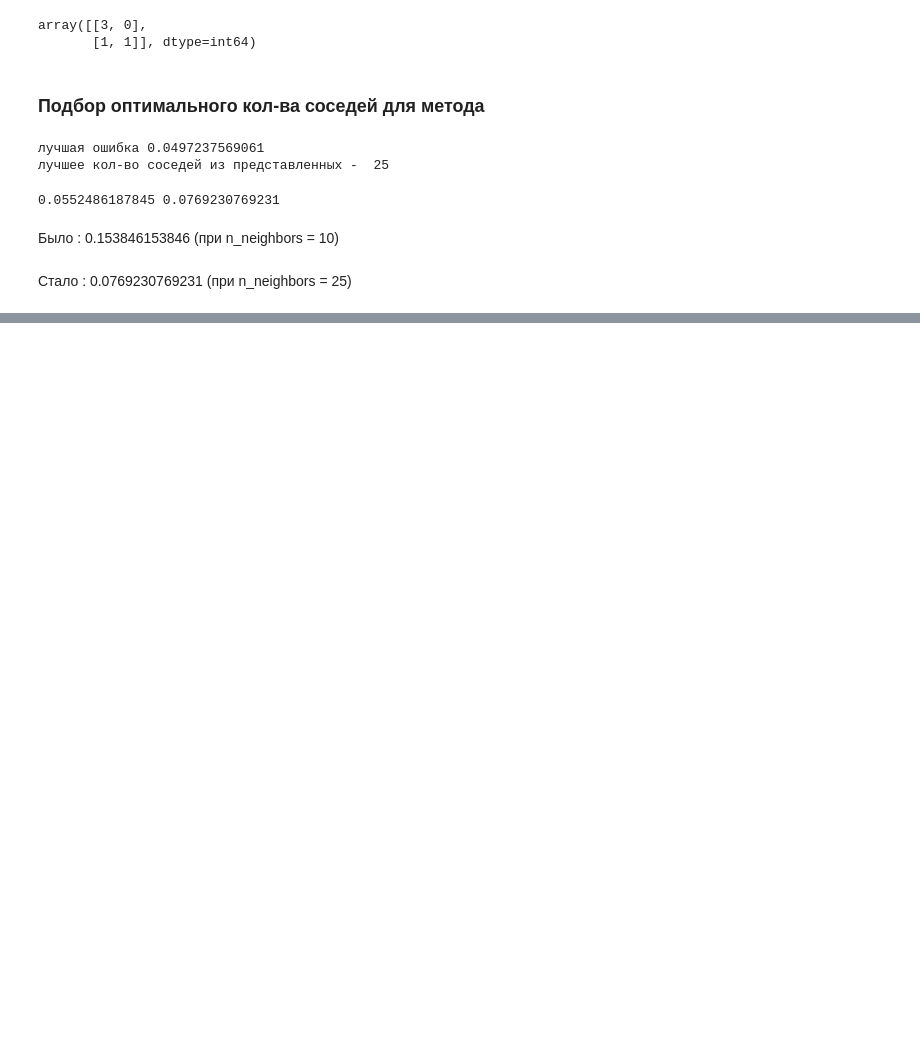
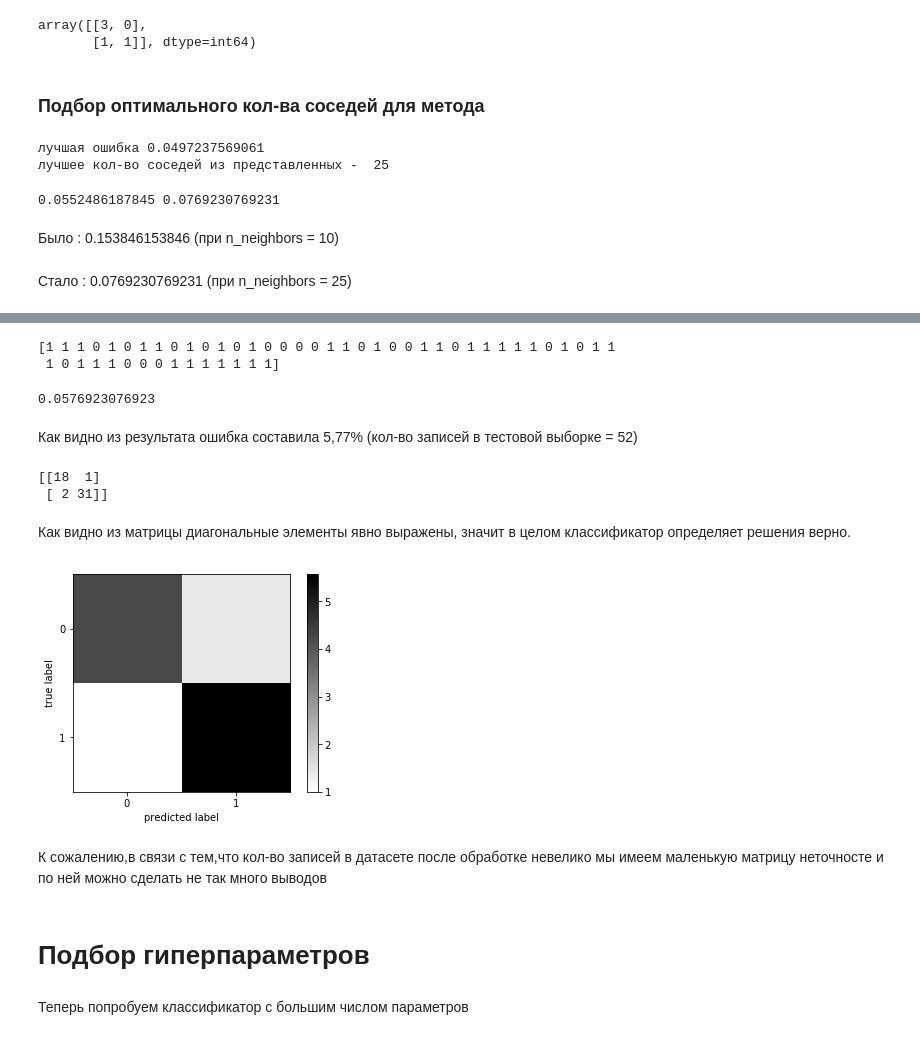
Before and after one commit to AndrewSmrnv/MachineLearing, a Jupyter notebook: NBA.ipynb, the cells around one changed output, grey strips where cells are left out. Saved outputs shown, nothing was run; the diff lists cells and outputs as text; code cells hidden in the pictures; blank space fills up the shorter version.

```diff
--- a/NBA.ipynb
+++ b/NBA.ipynb
@@ -576,0 +579,16 @@ print(err_train, err_test)
+# %%
+#  Разделим входные данные на обучающую и тестовую выборки
+from sklearn.model_selection import train_test_split
+x_train, x_test, y_train, y_test = train_test_split(X, y, test_size=0.2)
+# %%
+# Создадим классификатор с одним скрытым слоем размерностью 10 и активационной функцией logistic
+from sklearn.neural_network import MLPClassifier
+
+perc = MLPClassifier(hidden_layer_sizes=(10,))
+perc.activation='logistic'
+perc.max_iter=10000000
+# %%
+#  Обучим классификатор, получены значения y_pred для проверки на тестовой выборке
+perc=perc.fit(x_train, y_train)
+# %%
+y_pred = perc.predict(x_test)
@@ -576,0 +620,42 @@ print(err_train, err_test)
+# %%
+print(y_pred)
+y_matched = []
+y_matched.append(y_pred==y_test)
+# %% [output]
+[1 1 1 0 1 0 1 1 0 1 0 1 0 1 0 0 0 0 1 1 0 1 0 0 1 1 0 1 1 1 1 1 0 1 0 1 1
+ 1 0 1 1 1 0 0 0 1 1 1 1 1 1 1]
+# %%
+print(1 - perc.score(x_test, y_test))
+# %% [output]
+0.0576923076923
+# %% [markdown]
+Как видно из результата ошибка составила 5,77% (кол-во записей в тестовой выборке = 52)
+# %%
+# Выведем марицу неточностей(confusion matrix)
+from sklearn.metrics import confusion_matrix
+print(confusion_matrix(y_pred, y_test))
+# %% [output]
+[[18  1]
+ [ 2 31]]
+# %% [markdown]
+ Как видно из матрицы диагональные элементы явно выражены, значит в целом классификатор определяет решения верно.
+# %%
+M = confusion_matrix(y_test, y_pred)
+M = np.sqrt(M)
+plt.imshow(M, interpolation = 'nearest')
+plt.set_cmap('binary')
+plt.grid(False)
+plt.xticks(range(len(M[0])))
+plt.yticks(range(len(M)))
+plt.xlabel("predicted label")
+plt.ylabel("true label")
+plt.colorbar()
+pass
+# %% [output]
+[figure, added]
+# %% [markdown]
+К сожалению,в связи с тем,что кол-во записей в датасете после обработке невелико мы имеем маленькую матрицу неточносте и по ней можно сделать не так много выводов
+# %% [markdown]
+# Подбор гиперпараметров
+# %% [markdown]
+ Теперь попробуем классификатор с большим числом параметров
```
Also changed, not shown: parts of 90 cells of this notebook.
